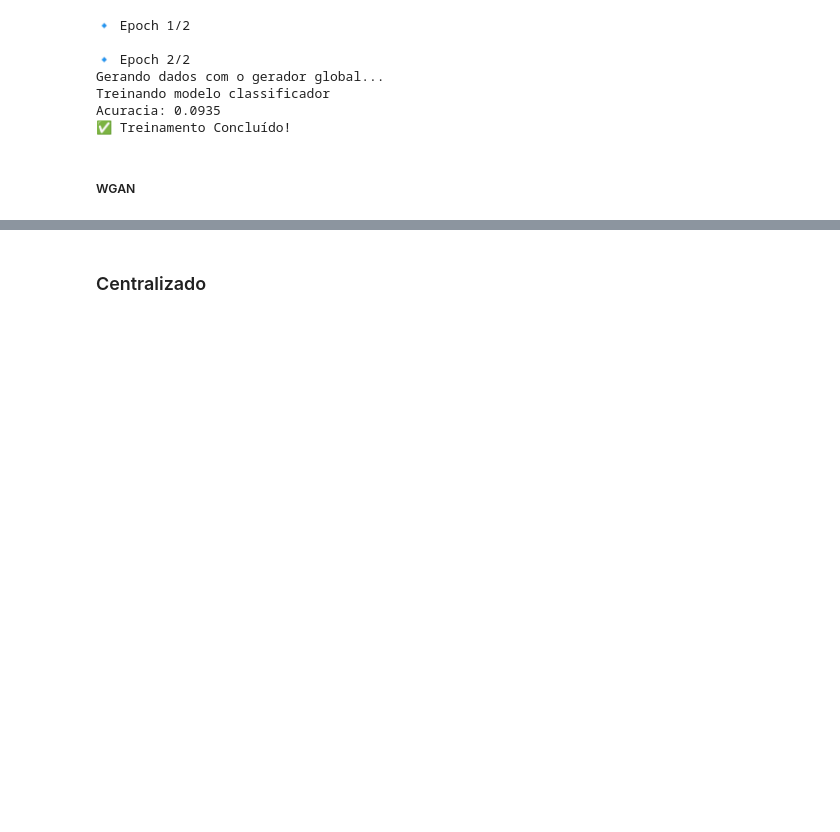
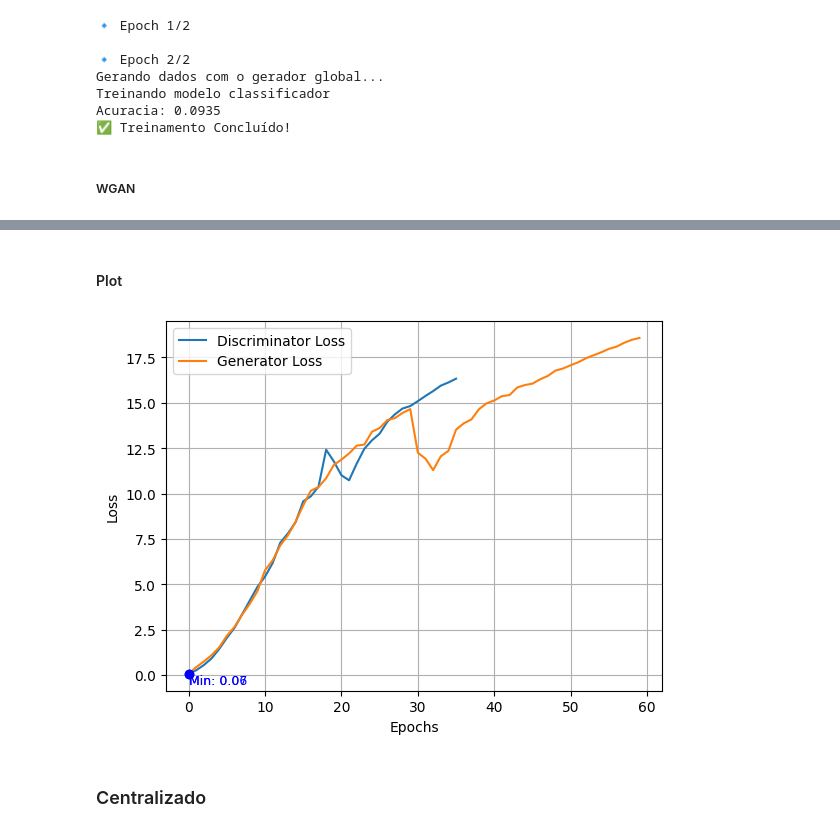
Before and after one commit to gustavoguaragna/GeraFed, a Jupyter notebook: CGANs.ipynb, the cells around one changed output, grey strips where cells are left out. Cells and saved outputs as stored; diff of their text form; code cells hidden in the pictures; blank space fills up the shorter version.

```diff
--- a/CGANs.ipynb
+++ b/CGANs.ipynb
@@ -1144,3 +1191,16 @@ for round in round_bar:
+# %% [markdown]
+#### Plot
+# %%
+# Plot the discriminator and generator loss per batch
+plot_line_graph(
+    data_lists=[historico_metricas["g_losses_b"][2], historico_metricas["g_losses_b"][0]],
+    y_label="Loss",
+    x_label="Epochs",
+    labels=["Discriminator Loss", "Generator Loss"],
+    highlight_min=True,
+)
+# %% [output]
+[figure, added]
 # %% [markdown]
 ### Centralizado
 # %% [markdown]
```
Also changed, not shown: parts of 10 cells of this notebook, 1 other file.
